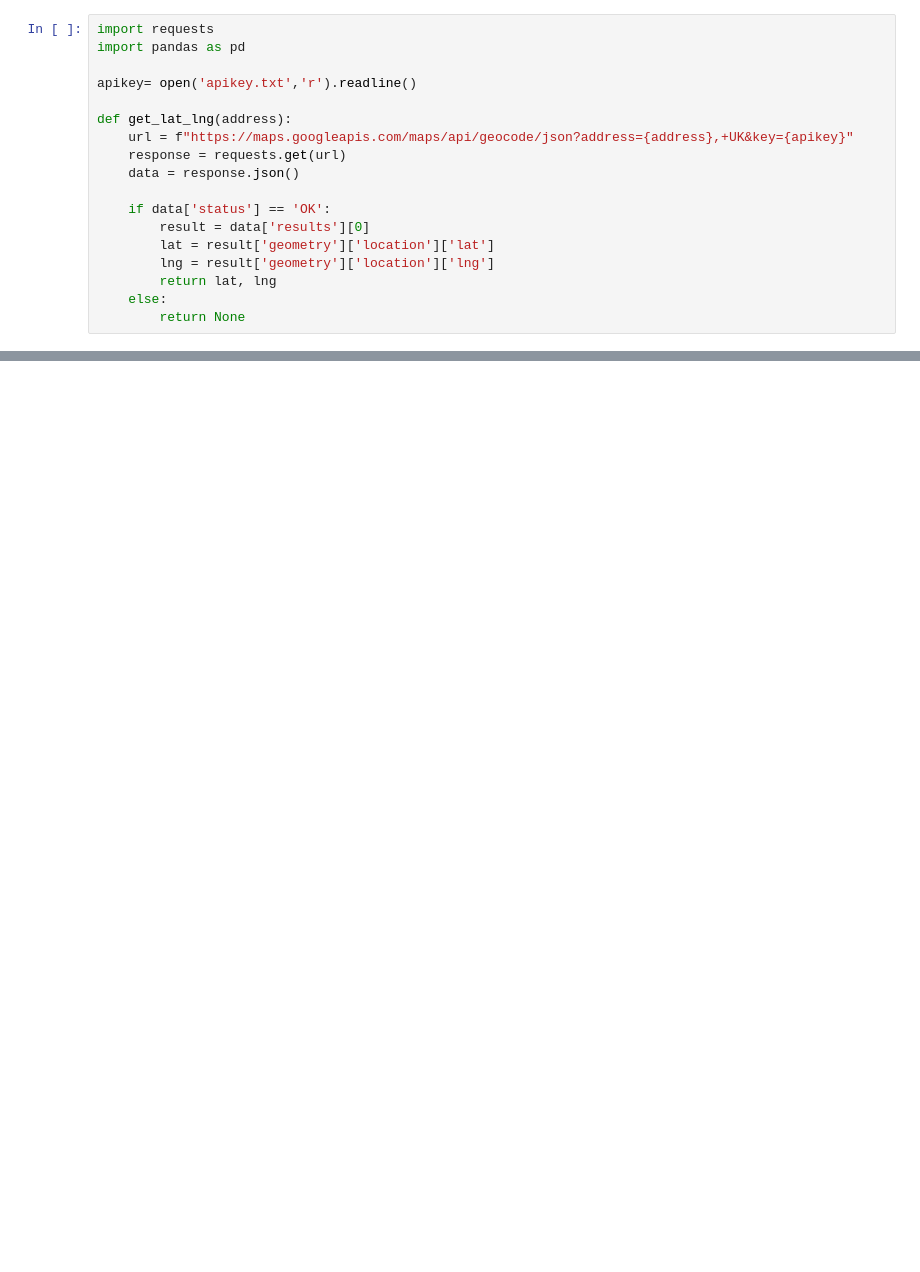
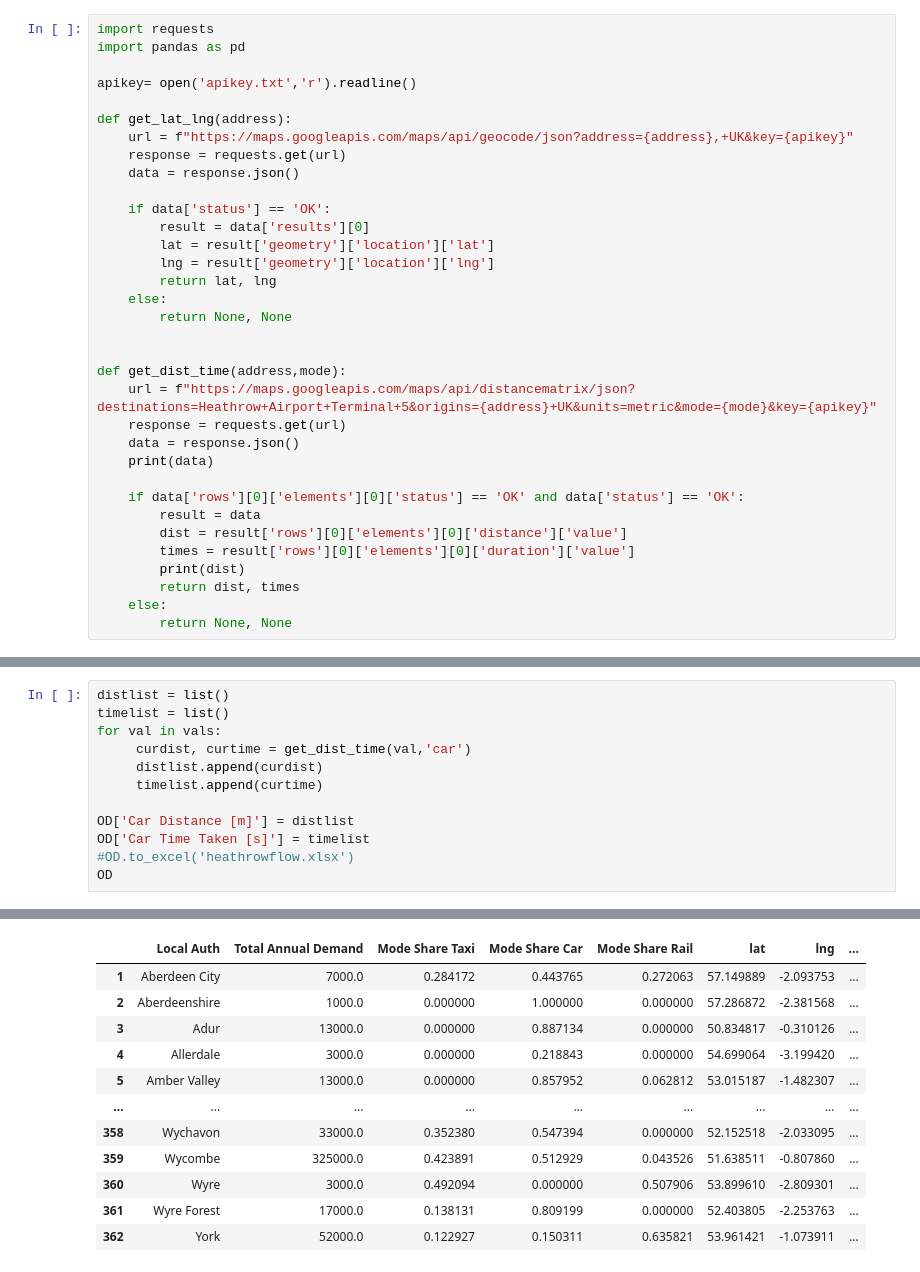
Before and after one commit to majdyousof/imperialgroupproject, a Jupyter notebook: Majd/API_testing.ipynb, the cells around one changed output, grey strips where cells are left out. Saved outputs shown, nothing was run; the diff lists cells and outputs as text; blank space fills up the shorter version.

```diff
--- a/Majd/API_testing.ipynb
+++ b/Majd/API_testing.ipynb
@@ -15,7 +15,23 @@ def get_lat_lng(address):
         lng = result['geometry']['location']['lng']
         return lat, lng
     else:
-        return None
+        return None, None
+
+
+def get_dist_time(address,mode):
+    url = f"https://maps.googleapis.com/maps/api/distancematrix/json?destinations=Heathrow+Airport+Terminal+5&origins={address}+UK&units=metric&mode={mode}&key={apikey}"
+    response = requests.get(url)
+    data = response.json()
+    print(data)
+
+    if data['rows'][0]['elements'][0]['status'] == 'OK' and data['status'] == 'OK':
+        result = data
+        dist = result['rows'][0]['elements'][0]['distance']['value']
+        times = result['rows'][0]['elements'][0]['duration']['value']
+        print(dist)
+        return dist, times
+    else:
+        return None, None
 # %%
 OD=pd.read_excel('Heathrow_OD.xlsx').dropna()
 OD['Local Auth'] = OD['Local Auth'].astype(str)
@@ -51,0 +78,13 @@ OD.to_excel('heathrowflow.xlsx')
+# %%
+distlist = list()
+timelist = list()
+for val in vals:
+     curdist, curtime = get_dist_time(val,'car')
+     distlist.append(curdist)
+     timelist.append(curtime)
+
+OD['Car Distance [m]'] = distlist
+OD['Car Time Taken [s]'] = timelist
+#OD.to_excel('heathrowflow.xlsx')
+OD
+# %% [output]
@@ -51,0 +108,12 @@ OD.to_excel('heathrowflow.xlsx')
+|  | Local Auth | Total Annual Demand | Mode Share Taxi | Mode Share Car | Mode Share Rail | lat | lng | ... |
+| 1 | Aberdeen City | 7000.0 | 0.284172 | 0.443765 | 0.272063 | 57.149889 | -2.093753 | ... |
+| 2 | Aberdeenshire | 1000.0 | 0.000000 | 1.000000 | 0.000000 | 57.286872 | -2.381568 | ... |
+| 3 | Adur | 13000.0 | 0.000000 | 0.887134 | 0.000000 | 50.834817 | -0.310126 | ... |
+| 4 | Allerdale | 3000.0 | 0.000000 | 0.218843 | 0.000000 | 54.699064 | -3.199420 | ... |
+| 5 | Amber Valley | 13000.0 | 0.000000 | 0.857952 | 0.062812 | 53.015187 | -1.482307 | ... |
+| ... | ... | ... | ... | ... | ... | ... | ... | ... |
+| 358 | Wychavon | 33000.0 | 0.352380 | 0.547394 | 0.000000 | 52.152518 | -2.033095 | ... |
+| 359 | Wycombe | 325000.0 | 0.423891 | 0.512929 | 0.043526 | 51.638511 | -0.807860 | ... |
+| 360 | Wyre | 3000.0 | 0.492094 | 0.000000 | 0.507906 | 53.899610 | -2.809301 | ... |
+| 361 | Wyre Forest | 17000.0 | 0.138131 | 0.809199 | 0.000000 | 52.403805 | -2.253763 | ... |
+| 362 | York | 52000.0 | 0.122927 | 0.150311 | 0.635821 | 53.961421 | -1.073911 | ... |
```
Also changed, not shown: parts of 6 cells of this notebook, 1 other file.
